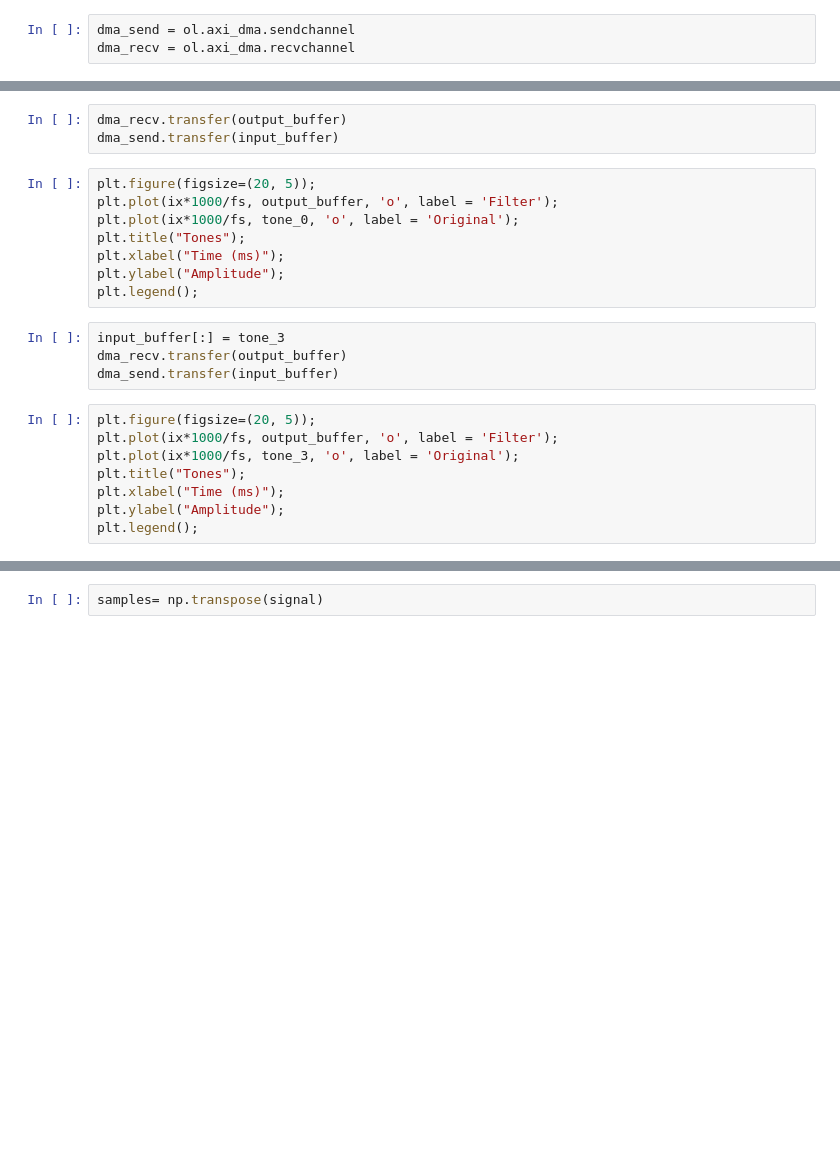
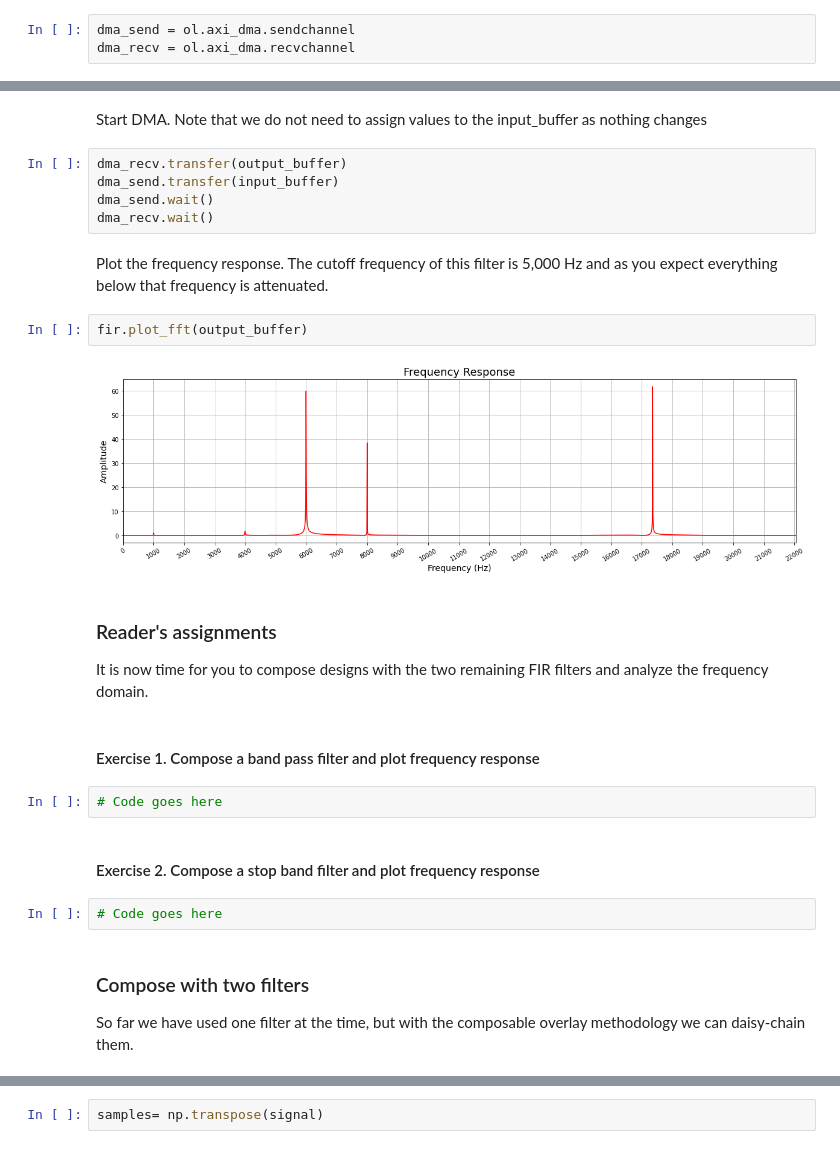
Before and after one commit to Xilinx/PYNQ_Composable_Pipeline, a Jupyter notebook: tutorial/tutorial.ipynb, the cells around one changed output, grey strips where cells are left out. Cells and saved outputs as stored; diff of their text form; blank space fills up the shorter version.

```diff
--- a/tutorial/tutorial.ipynb
+++ b/tutorial/tutorial.ipynb
@@ -114,23 +164,29 @@ cfilter.graph
+# %% [markdown]
+Start DMA. Note that we do not need to assign values to the input_buffer as nothing changes
 # %%
 dma_recv.transfer(output_buffer)
 dma_send.transfer(input_buffer)
+dma_send.wait()
+dma_recv.wait()
-# %%
-plt.figure(figsize=(20, 5));
-plt.plot(ix*1000/fs, output_buffer, 'o', label = 'Filter');
-plt.plot(ix*1000/fs, tone_0, 'o', label = 'Original');
-plt.title("Tones");
-plt.xlabel("Time (ms)");
-plt.ylabel("Amplitude");
-plt.legend();
-# %%
-input_buffer[:] = tone_3
-dma_recv.transfer(output_buffer)
-dma_send.transfer(input_buffer)
-# %%
-plt.figure(figsize=(20, 5));
-plt.plot(ix*1000/fs, output_buffer, 'o', label = 'Filter');
-plt.plot(ix*1000/fs, tone_3, 'o', label = 'Original');
-plt.title("Tones");
-plt.xlabel("Time (ms)");
-plt.ylabel("Amplitude");
-plt.legend();
+# %% [markdown]
+Plot the frequency response. The cutoff frequency of this filter is 5,000 Hz and as you expect everything below that frequency is attenuated.
+# %%
+fir.plot_fft(output_buffer)
+# %% [output]
+[figure, added]
+# %% [markdown]
+### Reader's assignments
+
+It is now time for you to compose designs with the two remaining FIR filters and analyze the frequency domain.
+# %% [markdown]
+#### Exercise 1. Compose a band pass filter and plot frequency response
+# %%
+# Code goes here
+# %% [markdown]
+#### Exercise 2. Compose a stop band filter and plot frequency response
+# %%
+# Code goes here
+# %% [markdown]
+### Compose with two filters
+
+So far we have used one filter at the time, but with the composable overlay methodology we can daisy-chain them.
```
Also changed, not shown: parts of 75 cells of this notebook, 3 other files.
